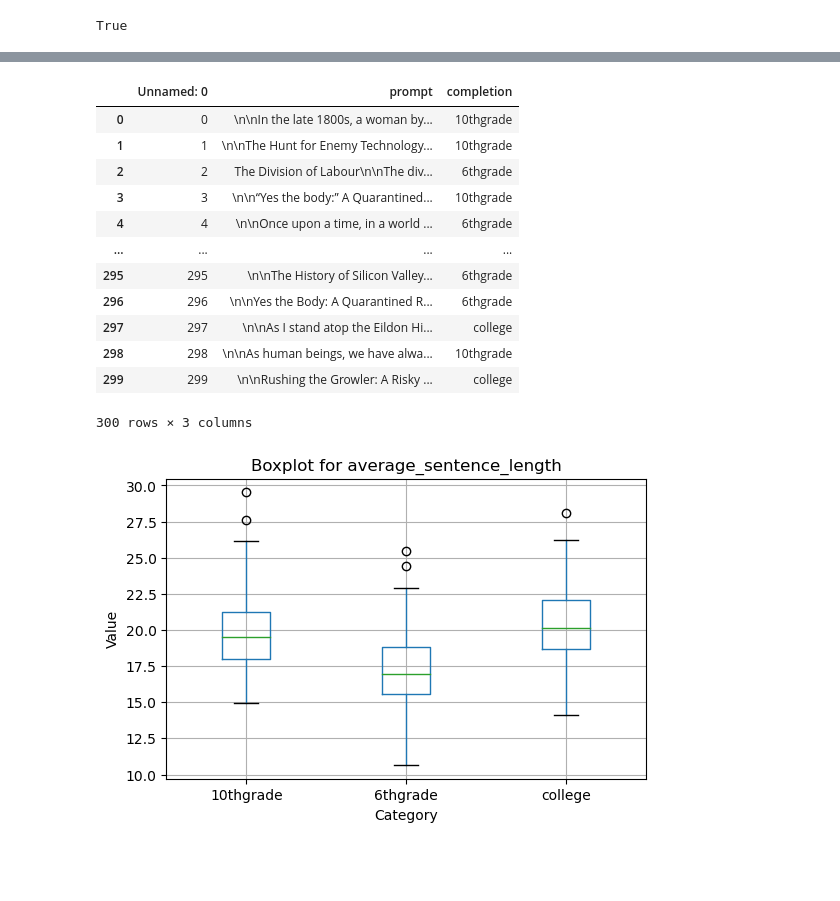
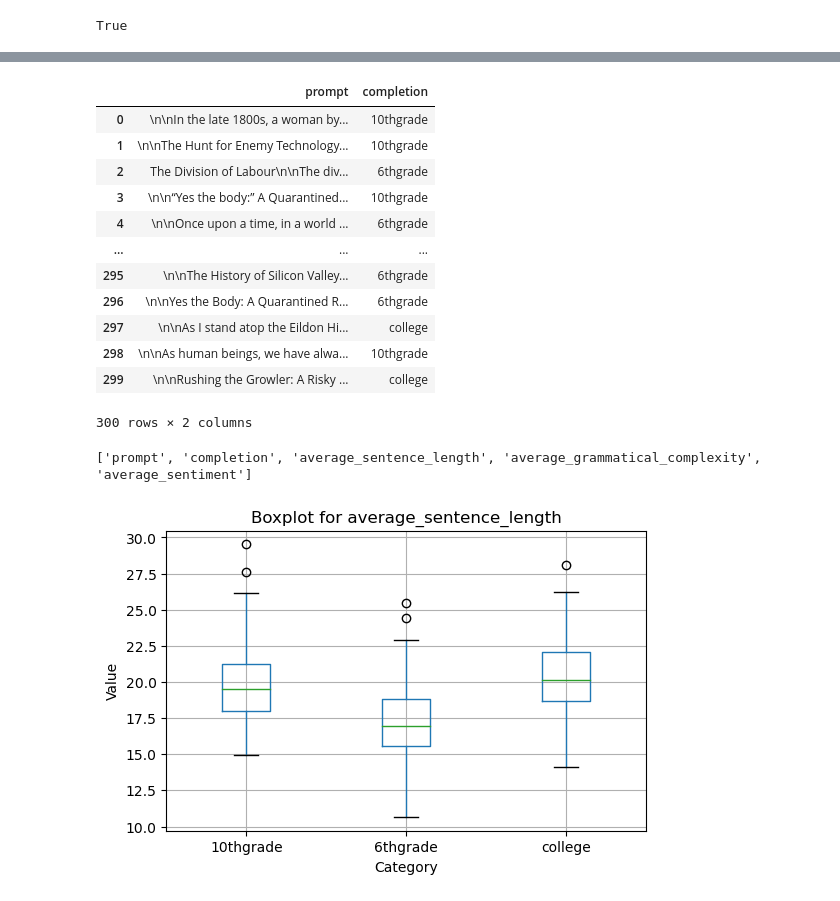
Before and after one commit to aaronomics/grad, a Jupyter notebook: torch_model.ipynb, the cells around one changed output, grey strips where cells are left out. Drawn from its saved outputs; the diff is of its cells as text; code cells hidden in the pictures; blank space fills up the shorter version.

```diff
--- a/torch_model.ipynb
+++ b/torch_model.ipynb
@@ -136,27 +136,30 @@ LookupError:
 # %%
-df2 = pd.DataFrame()
+# df2 = pd.DataFrame()
 
 df2 = pd.read_excel("3class.xlsx")
+df2
+# %% [output]
+|  | prompt | completion |
+| 0 | \n\nIn the late 1800s, a woman by... | 10thgrade |
+| 1 | \n\nThe Hunt for Enemy Technology... | 10thgrade |
+| 2 | The Division of Labour\n\nThe div... | 6thgrade |
+| 3 | \n\n“Yes the body:” A Quarantined... | 10thgrade |
+| 4 | \n\nOnce upon a time, in a world ... | 6thgrade |
+| ... | ... | ... |
+| 295 | \n\nThe History of Silicon Valley... | 6thgrade |
+| 296 | \n\nYes the Body: A Quarantined R... | 6thgrade |
+| 297 | \n\nAs I stand atop the Eildon Hi... | college |
+| 298 | \n\nAs human beings, we have alwa... | 10thgrade |
+| 299 | \n\nRushing the Growler: A Risky ... | college |
+300 rows × 2 columns
-# %%
-df2.drop("Unnamed: 0", axis=1)
-df2
-# %% [output]
-|  | Unnamed: 0 | prompt | completion |
-| 0 | 0 | \n\nIn the late 1800s, a woman by... | 10thgrade |
-| 1 | 1 | \n\nThe Hunt for Enemy Technology... | 10thgrade |
-| 2 | 2 | The Division of Labour\n\nThe div... | 6thgrade |
-| 3 | 3 | \n\n“Yes the body:” A Quarantined... | 10thgrade |
-| 4 | 4 | \n\nOnce upon a time, in a world ... | 6thgrade |
-| ... | ... | ... | ... |
-| 295 | 295 | \n\nThe History of Silicon Valley... | 6thgrade |
-| 296 | 296 | \n\nYes the Body: A Quarantined R... | 6thgrade |
-| 297 | 297 | \n\nAs I stand atop the Eildon Hi... | college |
-| 298 | 298 | \n\nAs human beings, we have alwa... | 10thgrade |
-| 299 | 299 | \n\nRushing the Growler: A Risky ... | college |
-300 rows × 3 columns
 # %%
 # Calculate the metrics
 metrics_df2 = calculate_metrics(df2)
+df2
+
+print(list(df2.columns))
+# %% [output]
+['prompt', 'completion', 'average_sentence_length', 'average_grammatical_complexity', 'average_sentiment']
 # %%
 import matplotlib.pyplot as plt
 
```
Also changed, not shown: parts of 18 cells of this notebook, 4 other files.
